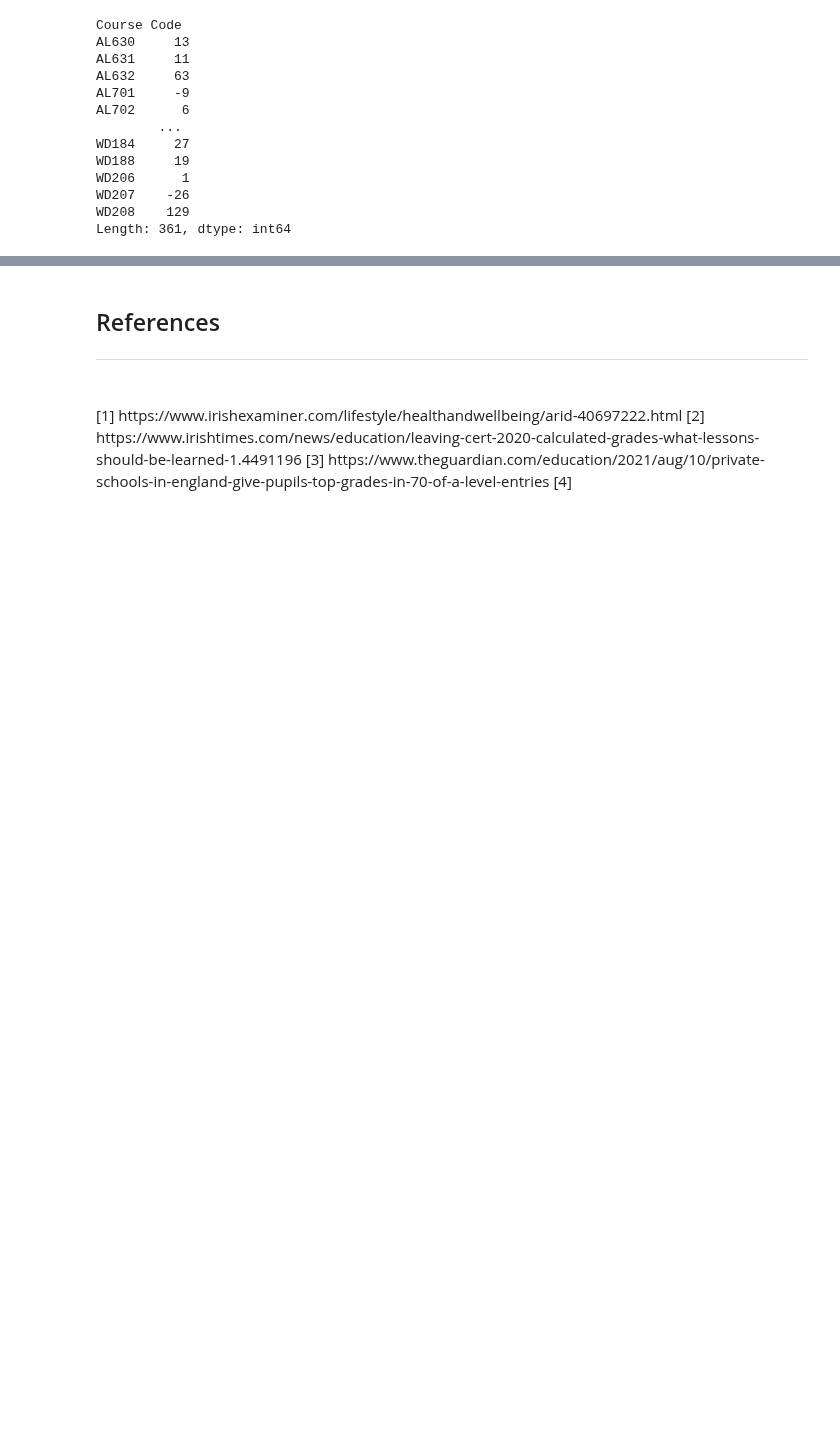
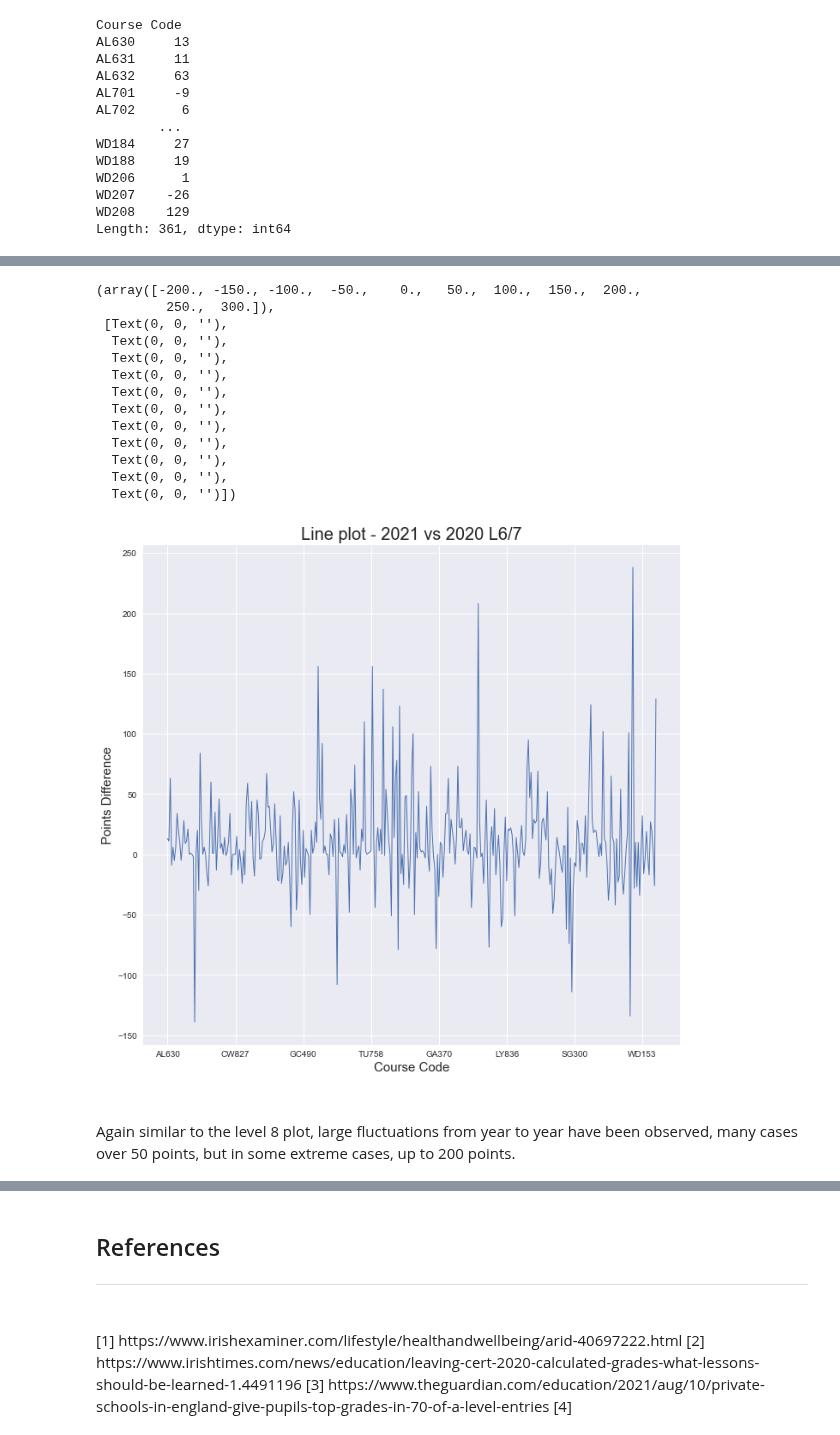
Before and after one commit to G00398275/FODA2021, a Jupyter notebook: cao.ipynb, the cells around one changed output, grey strips where cells are left out. Cells and saved outputs as stored; diff of their text form; code cells hidden in the pictures; blank space fills up the shorter version.

Commit message:
Added analysis of levels 6 and 7 for 2016 - 2021

```diff
--- a/cao.ipynb
+++ b/cao.ipynb
@@ -2777,0 +2787,30 @@ Length: 361, dtype: int64
+# %%
+# Setting the size and style of the plot
+plt.style.use('seaborn')
+plt.rcParams["figure.figsize"] = (10,10)
+# Plotting the dataframe created when the values from 2020 were subtracted from 2021 for levels 6/7
+Points_Diff_l7_6.plot(linewidth=1)
+# Formatting for improved appearance
+plt.title ('Line plot - 2021 vs 2020 L6/7', size=20)
+plt.xlabel('Course Code', size=15)
+plt.ylabel('Points Difference', size = 15)
+plt.xticks(fontsize=10)
+plt.yticks(fontsize=10)
+# %% [output]
+(array([-200., -150., -100.,  -50.,    0.,   50.,  100.,  150.,  200.,
+         250.,  300.]),
+ [Text(0, 0, ''),
+  Text(0, 0, ''),
+  Text(0, 0, ''),
+  Text(0, 0, ''),
+  Text(0, 0, ''),
+  Text(0, 0, ''),
+  Text(0, 0, ''),
+  Text(0, 0, ''),
+  Text(0, 0, ''),
+  Text(0, 0, ''),
+  Text(0, 0, '')])
+[figure, added]
+# %% [markdown]
+<br>
+Again similar to the level 8 plot, large fluctuations from year to year have been observed, many cases over 50 points, but in some extreme cases, up to 200 points.
```
Also changed, not shown: parts of 91 cells of this notebook, 19 other files.
